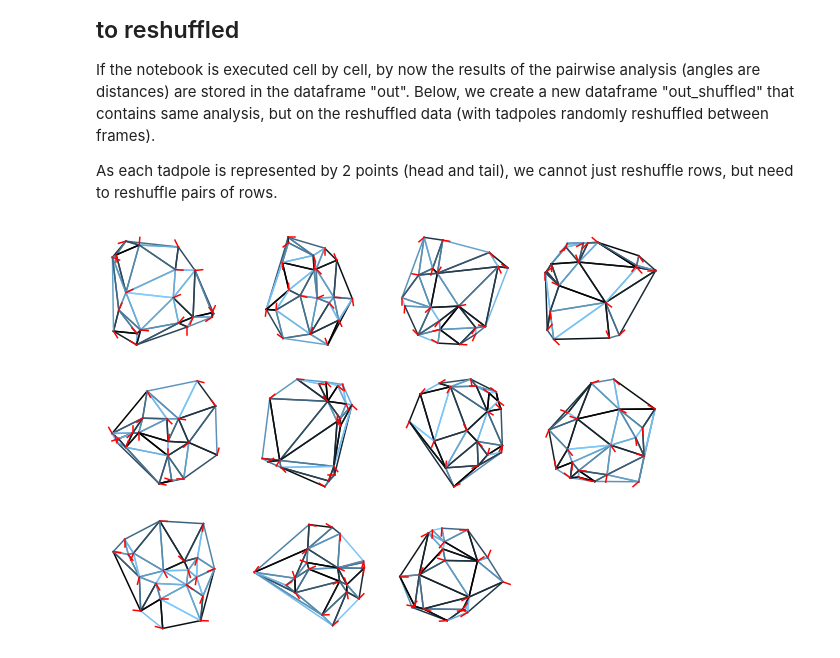
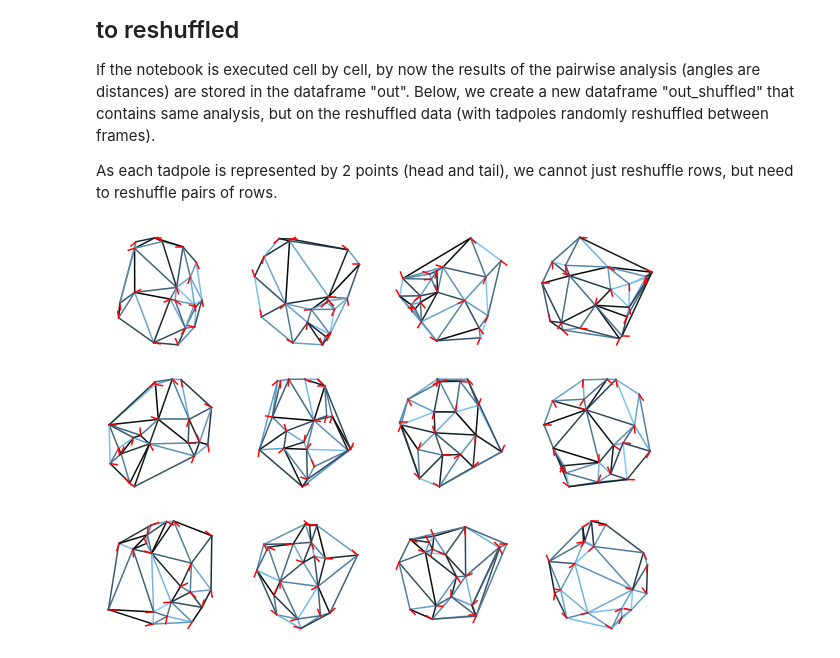
Before and after one commit to khakhalin/Xenopus-Behavior, a Jupyter notebook: 01_Schooling/schooling_analysis.ipynb, the cells around one changed output. Drawn from its saved outputs; the diff is of its cells as text; code cells hidden in the pictures.

```diff
--- a/01_Schooling/schooling_analysis.ipynb
+++ b/01_Schooling/schooling_analysis.ipynb
@@ -69,13 +69,13 @@ A set of functions to:
 1. Create a new dataframe ("pairs") to collect data about pairs of tadpoles, rather than individual tadpoles.
 1. Calculate distances betwen neighboring tadpoles. Add these distances as yet another column in the data frame
 # %%
-def getNFrames(d):
+def getNFrames(data):
     """Returns the total number of frames."""
-    return max(d.Frame)
+    return max(data.Frame)+1
 
-def extractTads(d,frame):
+def extractTads(data,frame):
     """Splits the data into XY position of each head, and _relative_ XY position of each tail."""
-    xy = d.loc[d.Frame==frame,['X','Y']].to_numpy()
+    xy = data.loc[data.Frame==frame,['X','Y']].to_numpy()
     heads = xy[0::2,:]
     tails = xy[1::2,:]-heads
     return pd.DataFrame({'x':heads[:,0] , 'y':heads[:,1] , 'tx':tails[:,0] , 'ty':tails[:,1]})
@@ -86,10 +86,11 @@ def findNeighbors(tads): # Returns a new data frame, for edges
     tri = scipy.spatial.Delaunay(xy,qhull_options="QJ").simplices # "QJ" is needed to retain
                                                                   # all tadpoles, including isolated ones
     listOfPairs = [] # Array of tuples to describe all pairs of points
+    flip = lambda x: (x[1],x[0])  # A local function to flip tuples
     for i in range(tri.shape[0]): # Go through all edges of Delaunay triangles, include each one only once
-        t = [tuple(tri[i,[0,1]]) , tuple(tri[i,[1,2]]) , tuple(tri[i,[2,0]])]
-        for p in t:
-            if not p in listOfPairs:
+        triangle = [tuple(tri[i,[0,1]]) , tuple(tri[i,[1,2]]) , tuple(tri[i,[2,0]])]
+        for p in triangle:
+            if p not in listOfPairs and flip(p) not in listOfPairs:
                 listOfPairs += [p]
     out = pd.DataFrame({'i':[a for (a,b) in listOfPairs] , 'j':[b for (a,b) in listOfPairs]})
     return out
@@ -287,21 +305,39 @@ If the notebook is executed cell by cell, by now the results of the pairwise ana
 As each tadpole is represented by 2 points (head and tail), we cannot just reshuffle rows, but need to reshuffle pairs of rows.
 # %%
 # Time to reshuffle
-def shuffleTads(d):
-    '''Reshuffles tadpoles within between frames'''
-    nd = d.copy()
-    p = np.random.permutation(len(d)//2)
-    i = [a for sublist in [[2*j,2*j+1] for j in p] for a in sublist] # Pair-shuffling
-    # Above: reshuffled pairs, like [2 3  6 7  0 1  4 5] etc.
-    nd = nd.iloc[i]
-    nd = nd.reset_index()
-    nd['Frame'] = d['Frame'] # After everything was reshuffled, reset frame numbers
+def shuffleTads_random(data):
+    '''Reshuffles tadpoles within between frames witn one global permutation.'''
+    nd = data.copy()
+    p = np.random.permutation(len(nd)//2)
+    k = [a for sublist in [[2*j,2*j+1] for j in p] for a in sublist] # Pair-shuffling
+    # Above: calculates reshuffled _consecutive pairs_, like [2 3  6 7  0 1  4 5] etc.
+    # (Because in the original dataset points in go in pairs: head-tail, remember?)
+    nd = nd.iloc[k]
+    nd = nd.reset_index(drop=True)  # without drop=True it adds a new column called 'index'
+    nd['Frame'] = data['Frame'] # After everything is reshuffled, reset frame numbers
     return nd
+
+def shuffleTads(data):
+    """Reshuffles tadpoles with redistribution (one from frame1, another from frame2 etc)."""
+    nd = data.copy()
+    n_frames = getNFrames(nd)
+    n_tadpoles = len(nd) // n_frames // 2
+    k = [] # New indices
+    for j in range(n_frames):
+        p = np.random.permutation(n_tadpoles)
+        for i in range(n_tadpoles):
+            n_row = (p[i]*2 + i*(2*n_tadpoles)) % len(nd)
+            k += [n_row, n_row+1]
+    nd = nd.iloc[k]
+    nd = nd.reset_index(drop=True)
+    nd['Frame'] = data['Frame'] # After everything is reshuffled, reset frame numbers
+    return nd
+
 
 data_shuffled = shuffleTads(data)
 out_shuffled = processEverything(data_shuffled)
 # %% [output]
-[figure, old version]
+[figure, new version]
 # %%
 # Compare proper and randomized distances
 compare_distances(out, out_shuffled, ['Control','Reshuffled'])
```
Also changed, not shown: parts of 8 cells of this notebook, 2 other files.
